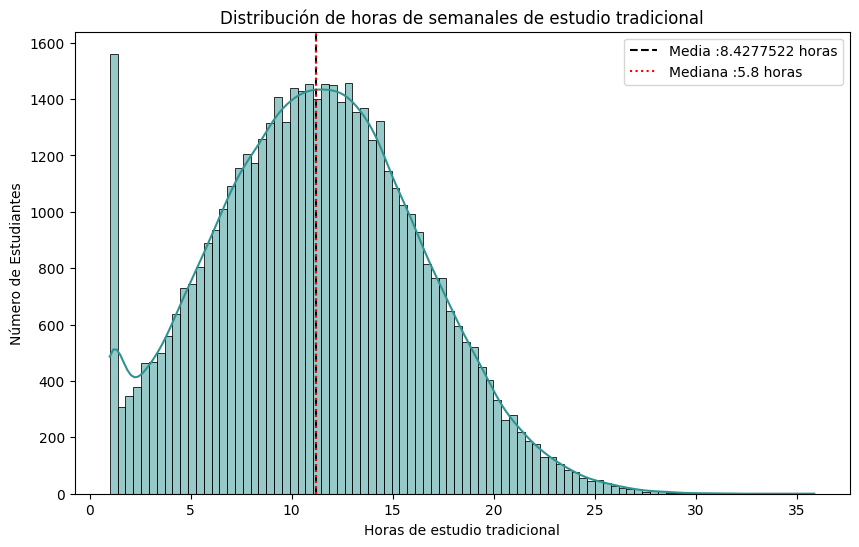
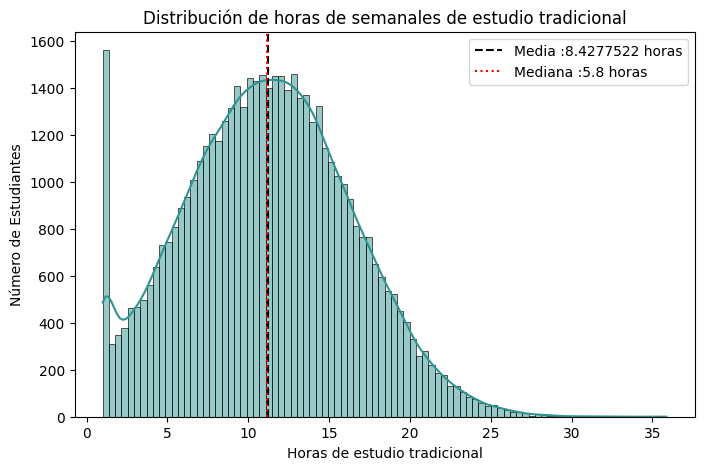
Unified diff of the notebook cell whose output changed from the first chart to the second:
--- before
+++ after
@@ -1,3 +1,3 @@
-plt.figure(figsize=(10,6))
+plt.figure(figsize=(8,5))
 sns.histplot(data=df["Traditional_Study_Hours"], color="#2F9491",edgecolor= "black", kde=True) # Indica la columna que se graficará incluyendo la curva de distribución de los datos.
 

Commit: Add files via upload